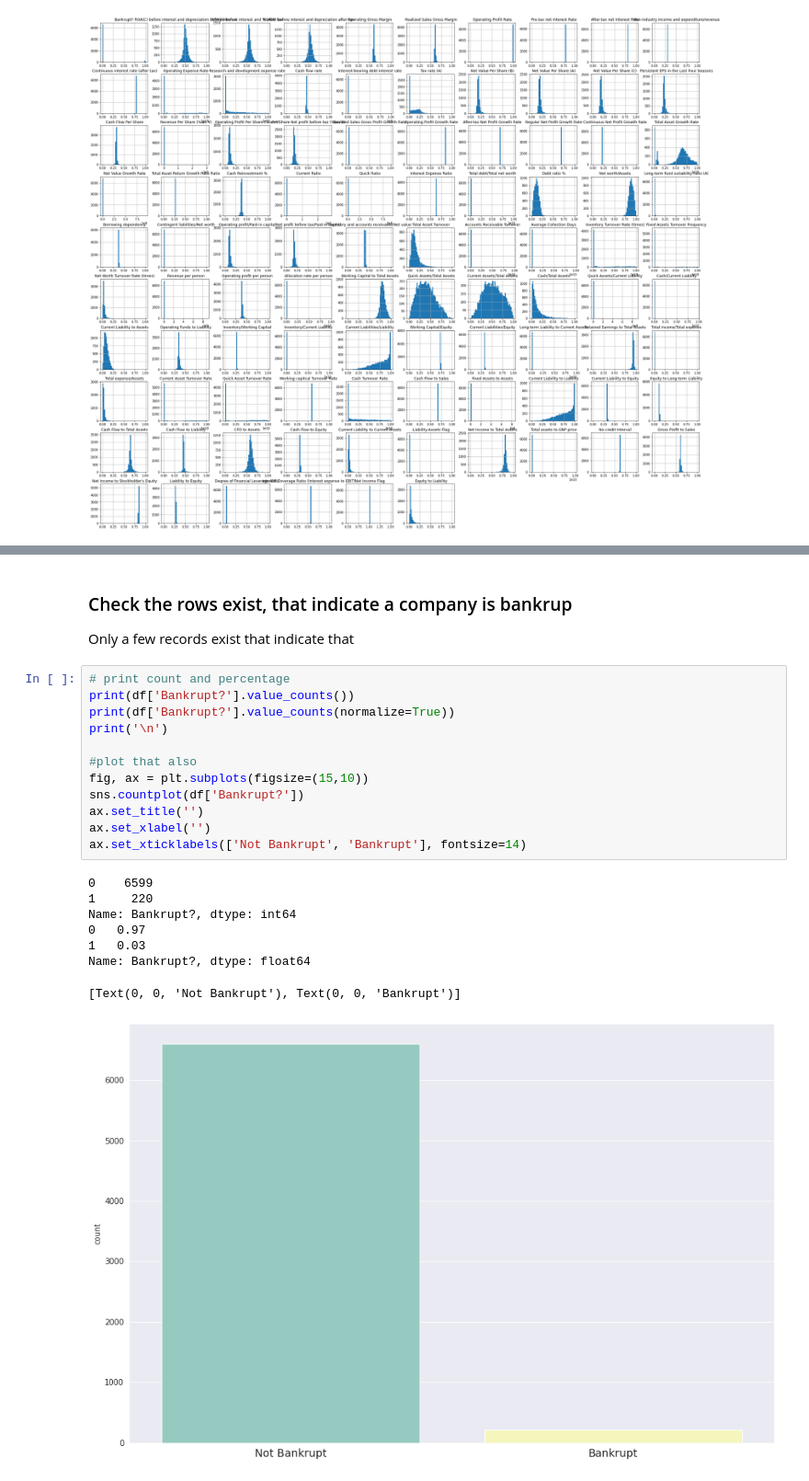
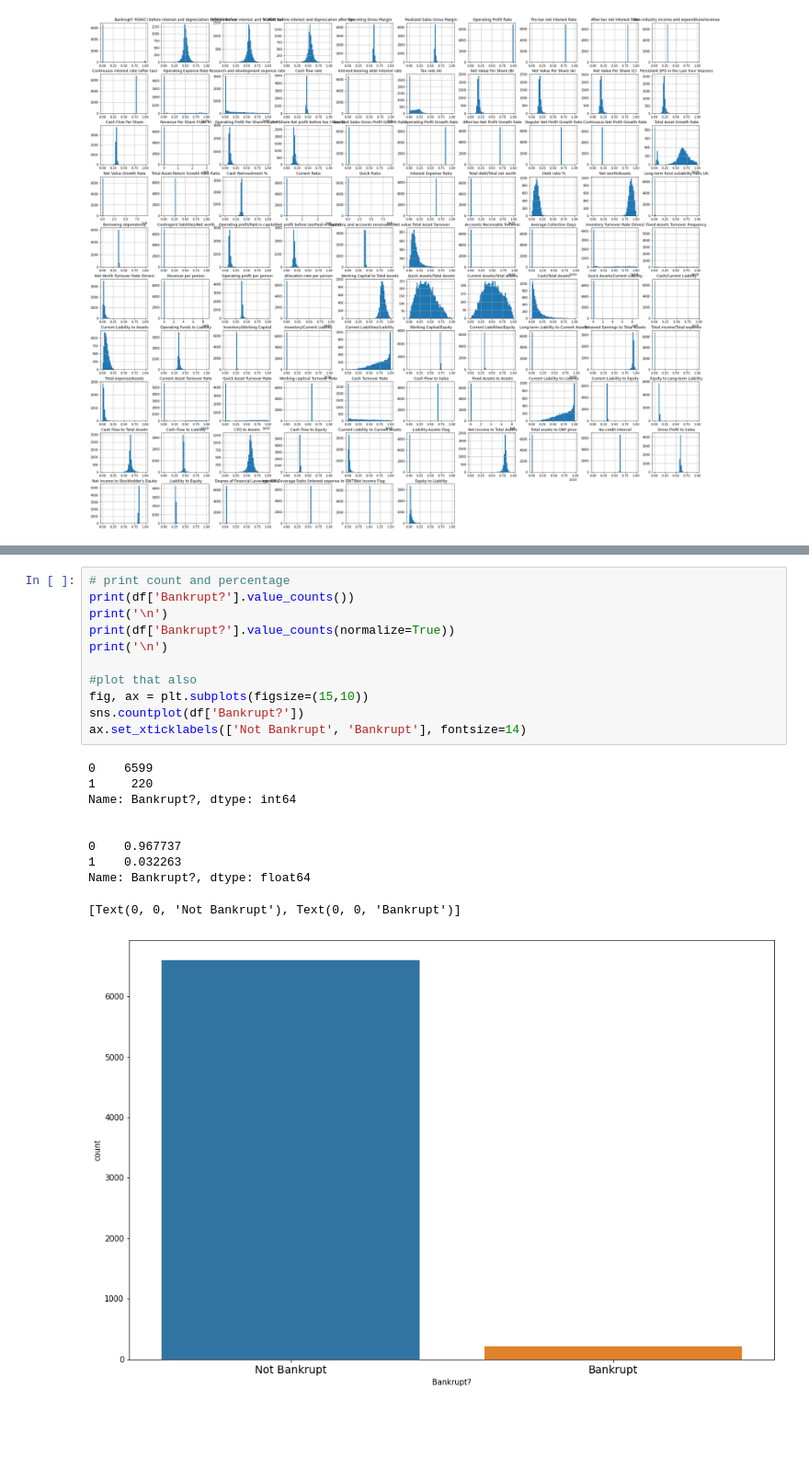
Before and after one commit to spros1/TaiwaneseBankruptcyPrediction, a Jupyter notebook: TaiwaneseBankruptcyPrediction.ipynb, the cells around one changed output, grey strips where cells are left out. Shown: that part at 92% size. Drawn from its saved outputs; the diff is of its cells as text; blank space fills up the shorter version.

```diff
--- a/TaiwaneseBankruptcyPrediction.ipynb
+++ b/TaiwaneseBankruptcyPrediction.ipynb
@@ -108,24 +100,22 @@ sns.heatmap(df.corr(), cmap="Blues",mask=np.triu(np.ones_like(df.corr(), dtype=b
-# %% [markdown]
-### Check the rows exist, that indicate a company is bankrup
-Only a few records exist that indicate that
 # %%
 # print count and percentage
 print(df['Bankrupt?'].value_counts())
+print('\n')
 print(df['Bankrupt?'].value_counts(normalize=True))
 print('\n')
 
 #plot that also
 fig, ax = plt.subplots(figsize=(15,10))
 sns.countplot(df['Bankrupt?'])
-ax.set_title('')
-ax.set_xlabel('')
 ax.set_xticklabels(['Not Bankrupt', 'Bankrupt'], fontsize=14)
 # %% [output]
 0    6599
 1     220
 Name: Bankrupt?, dtype: int64
-0   0.97
-1   0.03
+
+
+0    0.967737
+1    0.032263
 Name: Bankrupt?, dtype: float64
 [Text(0, 0, 'Not Bankrupt'), Text(0, 0, 'Bankrupt')]
-[figure, old version]
+[figure, new version]
```
Also changed, not shown: parts of 3 cells of this notebook.
